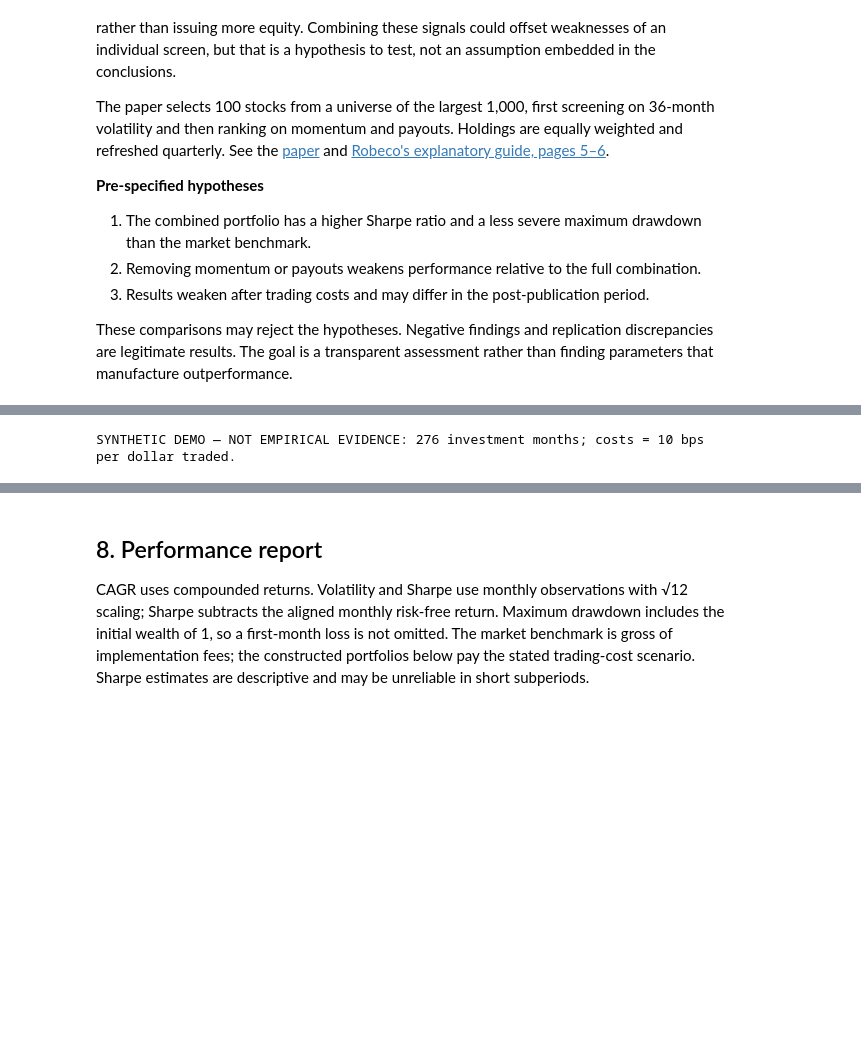
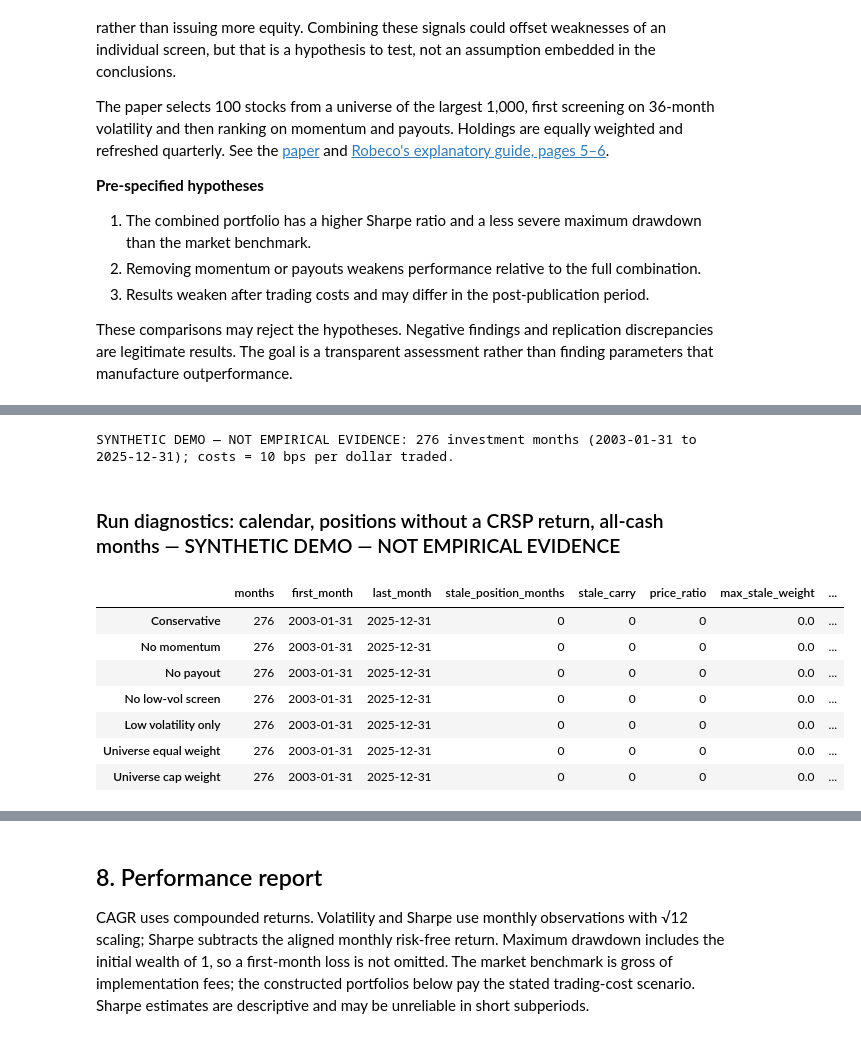
Before and after one commit to yingnichang/MTH9897, a Jupyter notebook: Final/conservative_formula_first_draft.ipynb, the cells around one changed output, grey strips where cells are left out. Drawn from its saved outputs; the diff is of its cells as text; code cells hidden in the pictures; blank space fills up the shorter version.

```diff
--- a/Final/conservative_formula_first_draft.ipynb
+++ b/Final/conservative_formula_first_draft.ipynb
@@ -403,56 +326,29 @@ Unexplained missing holding returns raise an exception rather than creating opti
-# %%
-def backtest(p, bench, target_map, start, cost_bps=0):
-    monthly = {d: g.set_index("permno") for d, g in p.groupby("date", sort=False)}
-    dates = bench.loc[start:p.date.max()].index
-    holdings = pd.Series(dtype=float)
-    cash = 1.0
-    records = []
-    for date in dates:
-        prev = date-pd.offsets.MonthEnd(1)
-        traded = 0.0
-        if prev in target_map:
-            new = target_map[prev]
-            assert new.ge(0).all() and np.isclose(new.sum(), 1)
-            keys = holdings.index.union(new.index)
-            traded = (new.reindex(keys, fill_value=0)-holdings.reindex(keys, fill_value=0)).abs().sum()
-            holdings, cash = new.copy(), 0.0
-        rf = float(bench.loc[date, "rf"])
-        if len(holdings):
-            if date not in monthly:
-                raise ValueError(f"No stock returns for {date}")
-            rows = monthly[date].reindex(holdings.index)
-            if rows.ret_total.isna().any() or rows.is_exit.isna().any():
-                bad = rows.index[rows.ret_total.isna() | rows.is_exit.isna()].tolist()[:8]
-                raise ValueError(f"Missing held-stock return/event at {date}: {bad}; reconcile delistings or gaps")
-            grown = holdings*(1+rows.ret_total)
-            exited = rows.is_exit.astype(bool)
-        else:
-            grown = pd.Series(dtype=float)
-            exited = pd.Series(dtype=bool)
-        gross_factor = float(grown.sum()+cash*(1+rf))
-        if gross_factor <= 0:
-            raise ValueError("Portfolio exhausted")
-        charge = cost_bps/10000*traded
-        if charge >= 1:
-            raise ValueError("Costs exceed NAV")
-        exit_cash = float(grown.loc[exited].sum())
-        cash = (cash*(1+rf)+exit_cash)/gross_factor
-        holdings = grown.loc[~exited]/gross_factor
-        holdings = holdings.loc[holdings > 1e-14]
-        assert np.isclose(holdings.sum()+cash, 1, atol=1e-10)
-        records.append({"date": date, "gross": gross_factor-1,
-                        "net": (1-charge)*gross_factor-1, "traded_notional": traded,
-                        "one_way_turnover": traded/2, "cost_fraction": charge,
-                        "cash_weight": cash, "holdings_n": len(holdings)})
-    return pd.DataFrame(records).set_index("date")
-
-runs = {name: backtest(panel, benchmark, target, START, COST_BPS) for name, target in targets.items()}
-returns = pd.DataFrame({name: run.net for name, run in runs.items()})
-returns["Market"] = benchmark.market_ret.reindex(returns.index)
-assert not returns.isna().any().any()
-print(f"{LABEL}: {len(returns)} investment months; costs = {COST_BPS} bps per dollar traded.")
-# %% [output]
-SYNTHETIC DEMO — NOT EMPIRICAL EVIDENCE: 276 investment months; costs = 10 bps per dollar traded.
+# %%
+runs = {name: engine.backtest(panel, benchmark, target, START, END, COST_BPS) for name, target in targets.items()}
+returns = pd.DataFrame({name: run.net for name, run in runs.items()})
+returns["Market"] = benchmark.market_ret.reindex(returns.index)
+assert not returns.isna().any().any()
+print(f"{LABEL}: {len(returns)} investment months ({START.date()} to {END.date()}); "
+      f"costs = {COST_BPS} bps per dollar traded.")
+diagnostics = pd.DataFrame({name: {
+    "months": len(run), "first_month": run.index.min().date(), "last_month": run.index.max().date(),
+    "stale_position_months": int(run.stale_held_n.sum()), "stale_carry": int(run.stale_carry_n.sum()),
+    "price_ratio": int(run.price_ratio_n.sum()), "max_stale_weight": run.stale_weight.max(),
+    "all_cash_months": int(run.all_cash.sum()), "min_holdings": int(run.holdings_n.min()),
+    "max_holdings": int(run.holdings_n.max())} for name, run in runs.items()}).T
+display(Markdown(f"### Run diagnostics: calendar, positions without a CRSP return, all-cash months — {LABEL}"))
+display(diagnostics)
+# %% [output]
+SYNTHETIC DEMO — NOT EMPIRICAL EVIDENCE: 276 investment months (2003-01-31 to 2025-12-31); costs = 10 bps per dollar traded.
+### Run diagnostics: calendar, positions without a CRSP return, all-cash months — SYNTHETIC DEMO — NOT EMPIRICAL EVIDENCE
+|  | months | first_month | last_month | stale_position_months | stale_carry | price_ratio | max_stale_weight | ... |
+| Conservative | 276 | 2003-01-31 | 2025-12-31 | 0 | 0 | 0 | 0.0 | ... |
+| No momentum | 276 | 2003-01-31 | 2025-12-31 | 0 | 0 | 0 | 0.0 | ... |
+| No payout | 276 | 2003-01-31 | 2025-12-31 | 0 | 0 | 0 | 0.0 | ... |
+| No low-vol screen | 276 | 2003-01-31 | 2025-12-31 | 0 | 0 | 0 | 0.0 | ... |
+| Low volatility only | 276 | 2003-01-31 | 2025-12-31 | 0 | 0 | 0 | 0.0 | ... |
+| Universe equal weight | 276 | 2003-01-31 | 2025-12-31 | 0 | 0 | 0 | 0.0 | ... |
+| Universe cap weight | 276 | 2003-01-31 | 2025-12-31 | 0 | 0 | 0 | 0.0 | ... |
 # %% [markdown]
 ## 7. Accounting and timing checks
 These checks test errors that can materially distort a trading backtest: accidentally using future data, failing to skip the
```
Also changed, not shown: parts of 20 cells of this notebook, 15 other files.
